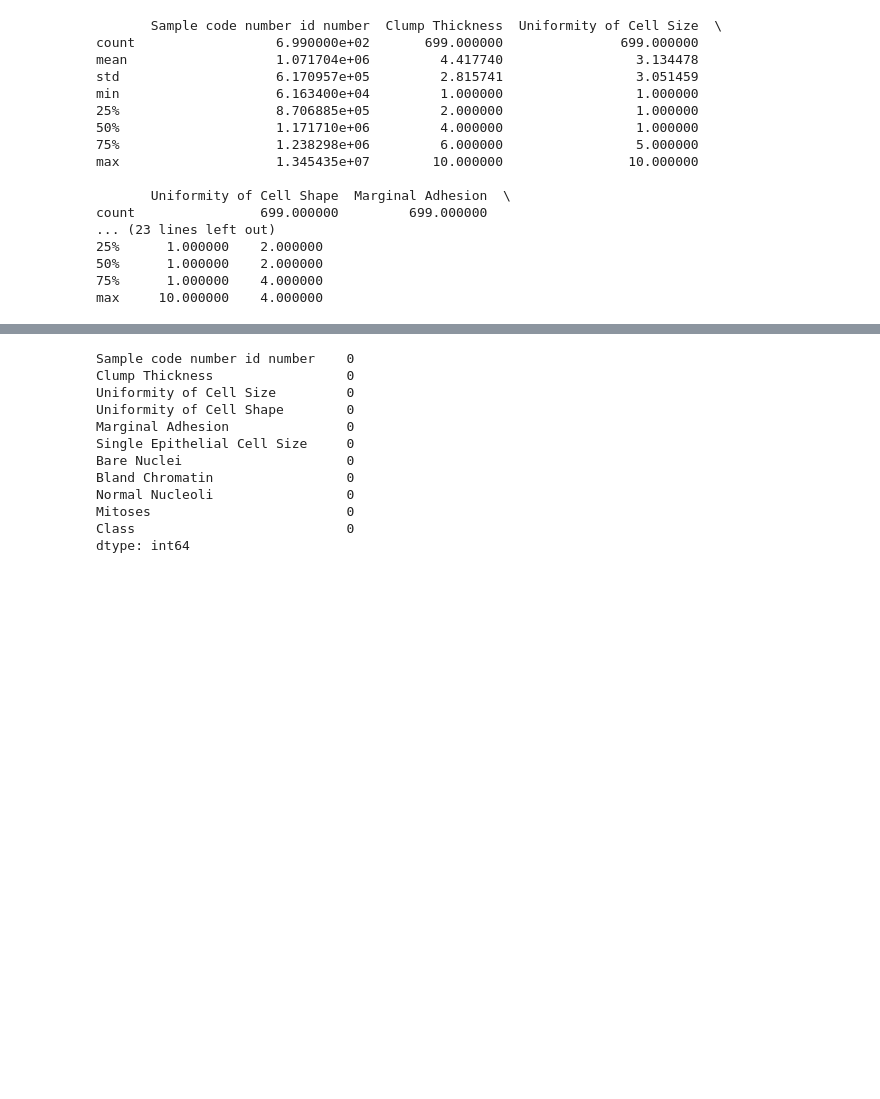
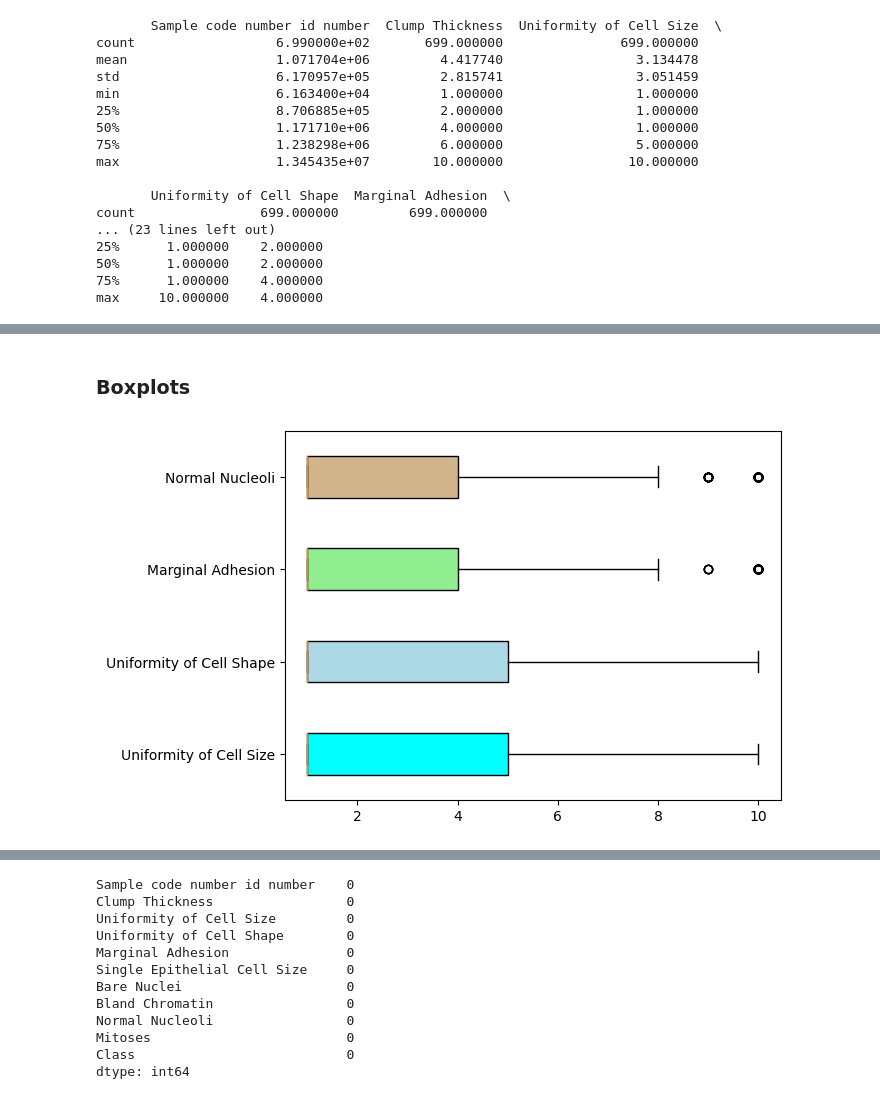
Before and after one commit to loughjo/ProgDataAnalysis-Project-2, a Jupyter notebook: ProgDataAnalysisProject2.ipynb, the cells around one changed output, grey strips where cells are left out. Saved outputs shown, nothing was run; the diff lists cells and outputs as text; code cells hidden in the pictures; blank space fills up the shorter version.

Commit message:
Programming Data Analysis Project 2 - 01/01/2023

```diff
--- a/ProgDataAnalysisProject2.ipynb
+++ b/ProgDataAnalysisProject2.ipynb
@@ -128,0 +271,12 @@ max     10.000000    4.000000
+# %% [markdown]
+### Boxplots
+# %%
+box_plot_data=[df['Uniformity of Cell Size'], df['Uniformity of Cell Shape'], df['Marginal Adhesion'], df['Normal Nucleoli']]
+box=plt.boxplot(box_plot_data,vert=0,patch_artist=True,labels=['Uniformity of Cell Size', 'Uniformity of Cell Shape', 'Marginal Adhesion', 'Normal Nucleoli'])
+
+colors = ['cyan', 'lightblue', 'lightgreen', 'tan','red']
+for patch, color in zip(box['boxes'], colors):
+    patch.set_facecolor(color)
+plt.show()
+# %% [output]
+[figure, added]
```
Also changed, not shown: parts of 87 cells of this notebook.
